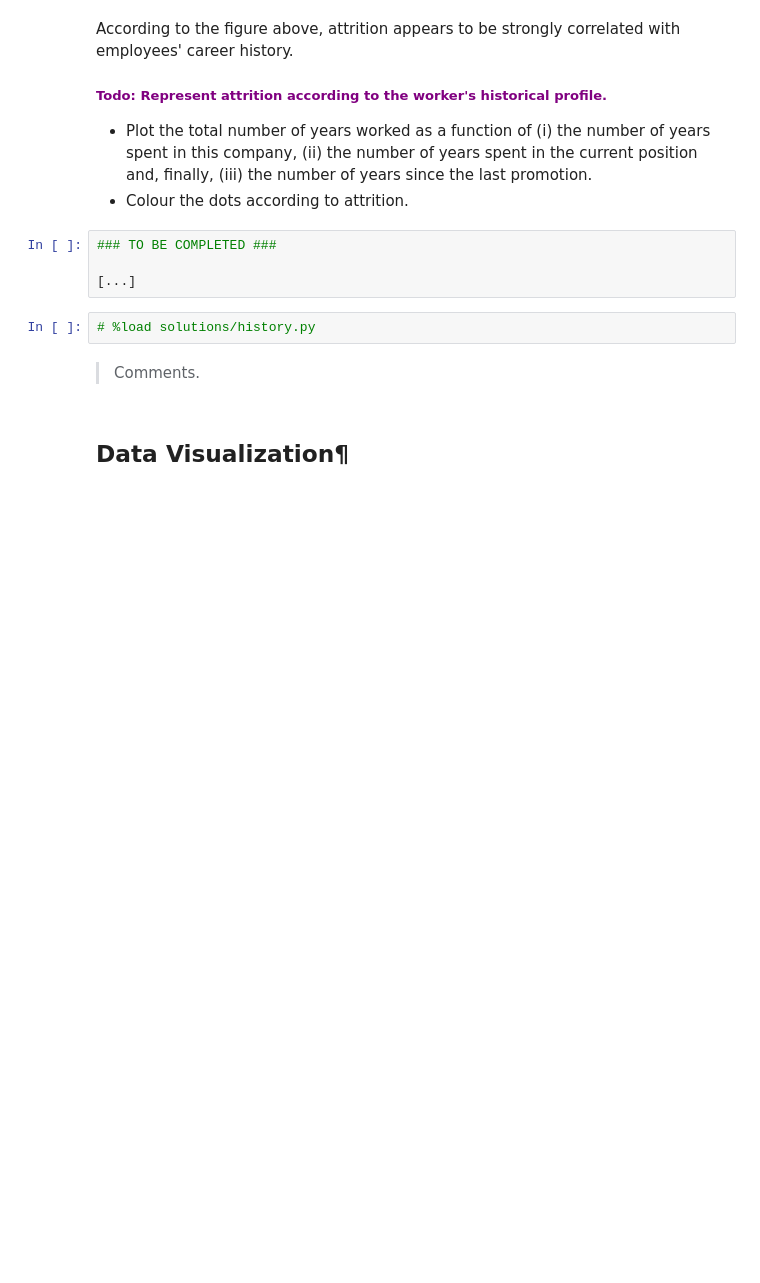
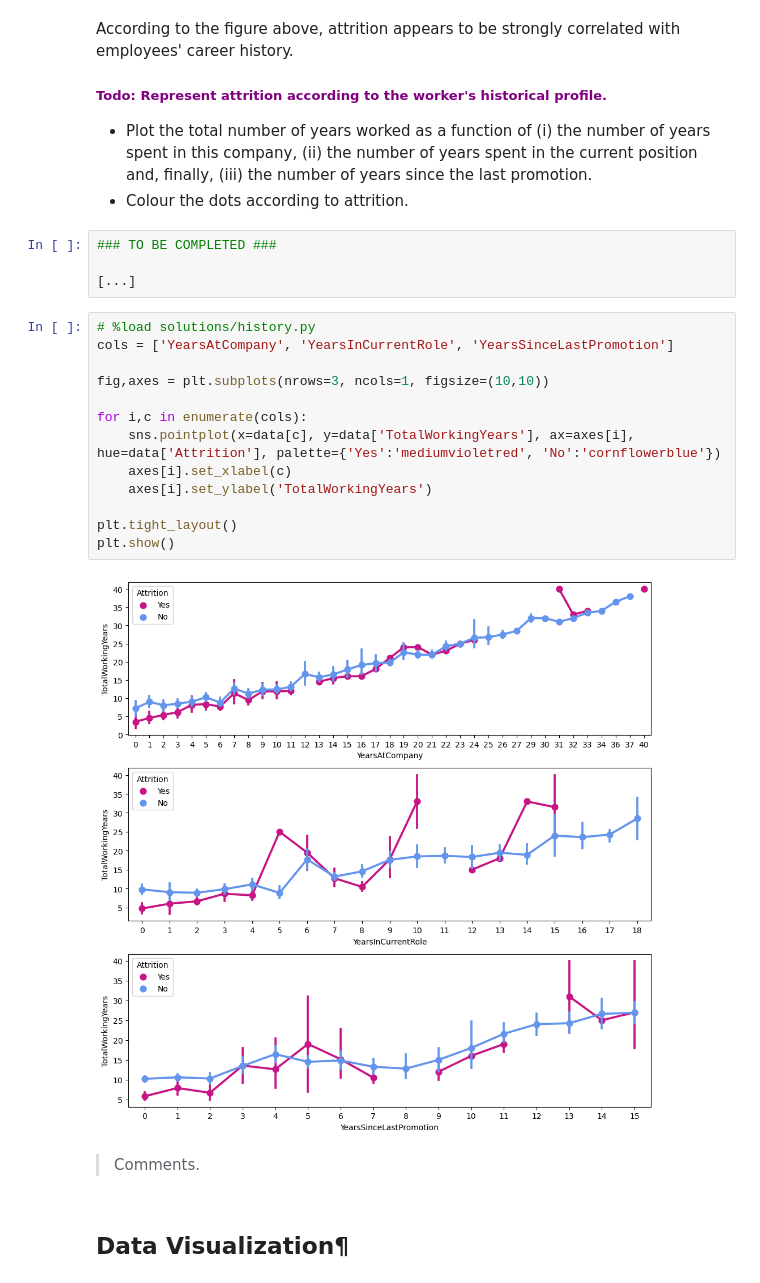
Before and after one commit to BMThi/DataAnalysis4A, a Jupyter notebook: HumanResources/TP_HR.ipynb, the cells around one changed output. Drawn from its saved outputs; the diff is of its cells as text; blank space fills up the shorter version.

```diff
--- a/HumanResources/TP_HR.ipynb
+++ b/HumanResources/TP_HR.ipynb
@@ -263,6 +269,19 @@ According to the figure above, attrition appears to be strongly correlated with
 [...]
 # %%
 # %load solutions/history.py
+cols = ['YearsAtCompany', 'YearsInCurrentRole', 'YearsSinceLastPromotion']
+
+fig,axes = plt.subplots(nrows=3, ncols=1, figsize=(10,10))
+
+for i,c in enumerate(cols):
+    sns.pointplot(x=data[c], y=data['TotalWorkingYears'], ax=axes[i], hue=data['Attrition'], palette={'Yes':'mediumvioletred', 'No':'cornflowerblue'})
+    axes[i].set_xlabel(c)
+    axes[i].set_ylabel('TotalWorkingYears')
+
+plt.tight_layout()
+plt.show()
+# %% [output]
+[figure, added]
 # %% [markdown]
 > Comments.
 # %% [markdown]
```
Also changed, not shown: parts of 11 cells of this notebook.
